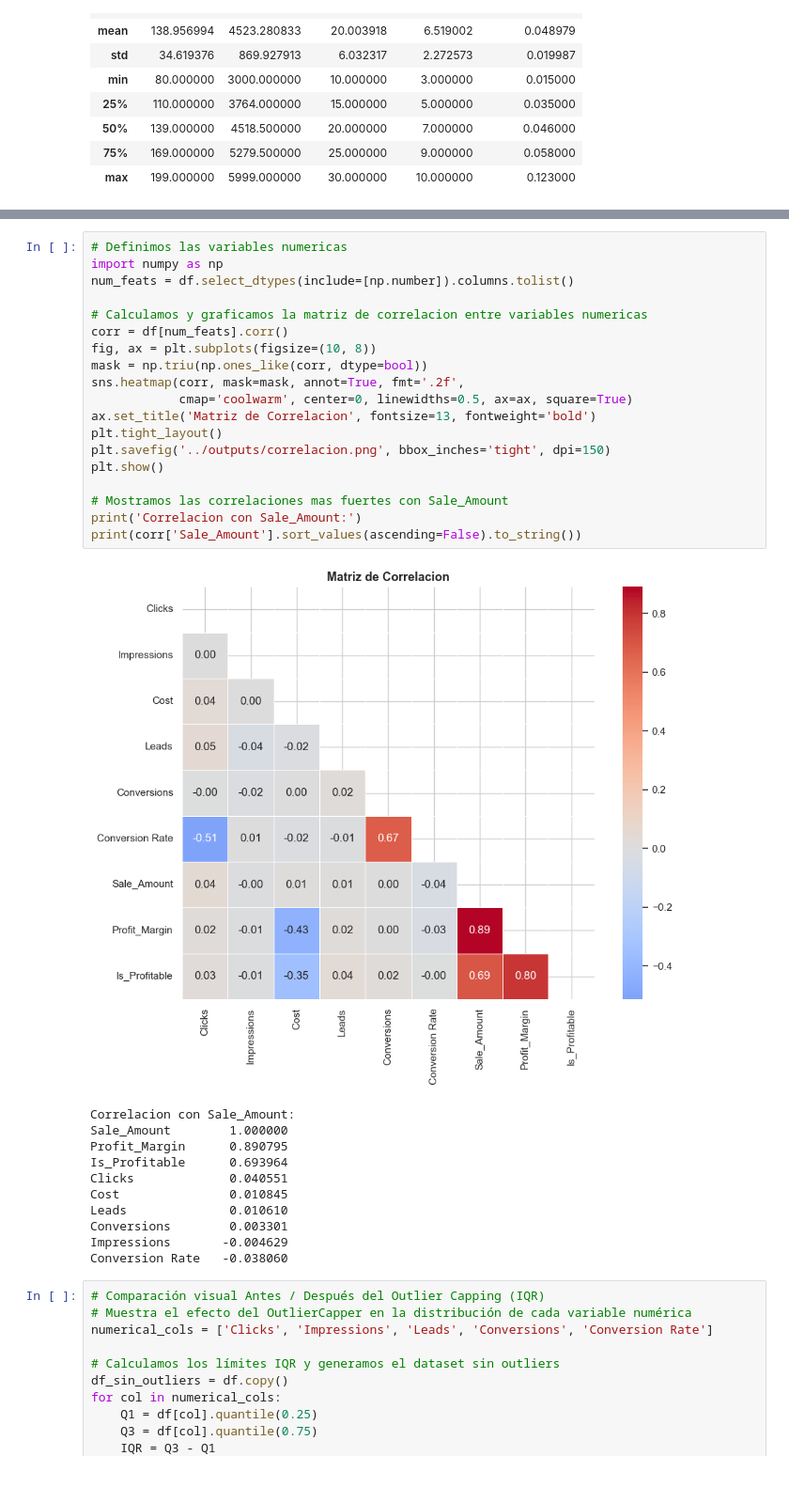
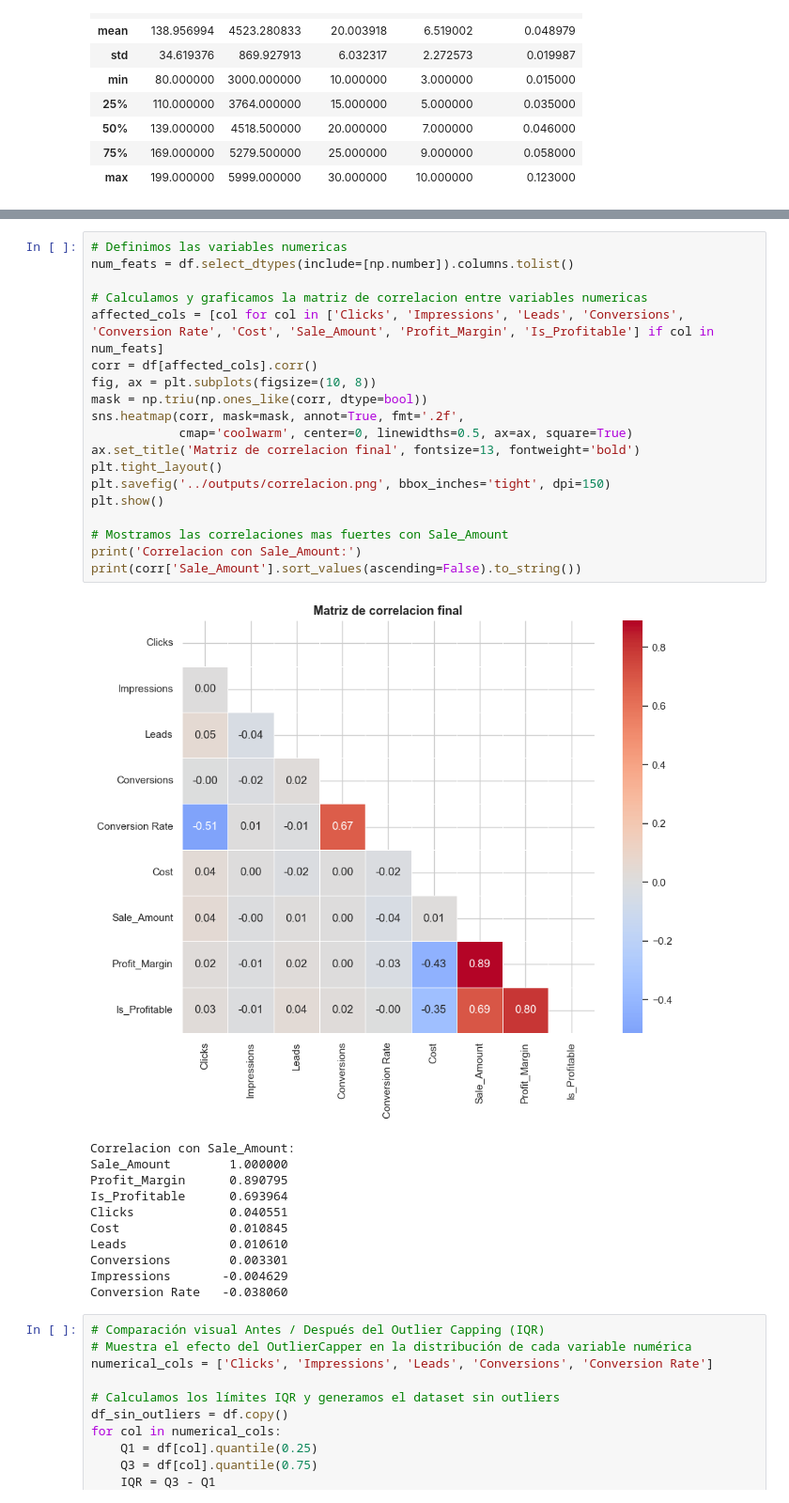
Before and after one commit to carlos31255/EV1_Google_Ads, a Jupyter notebook: notebooks/01_EDA_ML_GoogleAds.ipynb, the cells around one changed output, grey strips where cells are left out. Shown at 94% size. Cells and saved outputs as stored; diff of their text form.

```diff
--- a/notebooks/01_EDA_ML_GoogleAds.ipynb
+++ b/notebooks/01_EDA_ML_GoogleAds.ipynb
@@ -226,25 +271,25 @@ df.describe()
 | std | 34.015012 | 857.377468 | 20.306830 | 5.995627 | 2.242988 | 0.020499 | 287.820796 | NaN | ... |
 # %%
 # Definimos las variables numericas
-import numpy as np
 num_feats = df.select_dtypes(include=[np.number]).columns.tolist()
 
 # Calculamos y graficamos la matriz de correlacion entre variables numericas
-corr = df[num_feats].corr()
+affected_cols = [col for col in ['Clicks', 'Impressions', 'Leads', 'Conversions', 'Conversion Rate', 'Cost', 'Sale_Amount', 'Profit_Margin', 'Is_Profitable'] if col in num_feats]
+corr = df[affected_cols].corr()
 fig, ax = plt.subplots(figsize=(10, 8))
 mask = np.triu(np.ones_like(corr, dtype=bool))
 sns.heatmap(corr, mask=mask, annot=True, fmt='.2f',
             cmap='coolwarm', center=0, linewidths=0.5, ax=ax, square=True)
-ax.set_title('Matriz de Correlacion', fontsize=13, fontweight='bold')
+ax.set_title('Matriz de correlacion final', fontsize=13, fontweight='bold')
 plt.tight_layout()
 plt.savefig('../outputs/correlacion.png', bbox_inches='tight', dpi=150)
 plt.show()
 
 # Mostramos las correlaciones mas fuertes con Sale_Amount
 print('Correlacion con Sale_Amount:')
 print(corr['Sale_Amount'].sort_values(ascending=False).to_string())
 # %% [output]
-[figure, old version]
+[figure, new version]
 Correlacion con Sale_Amount:
 Sale_Amount        1.000000
 Profit_Margin      0.890795
```
Also changed, not shown: parts of 10 cells of this notebook, 4 other files.
